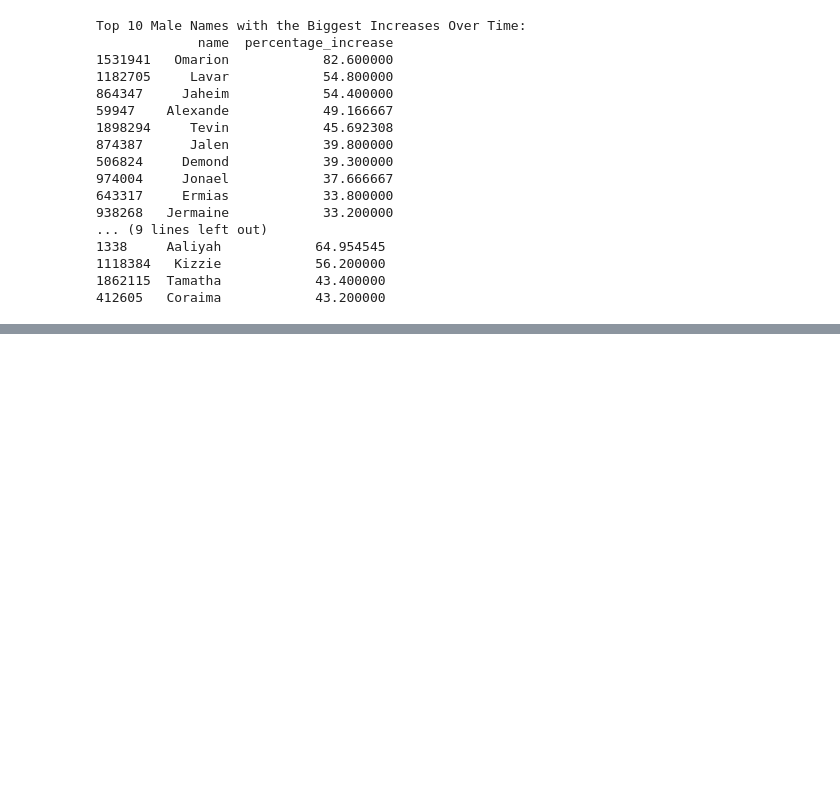
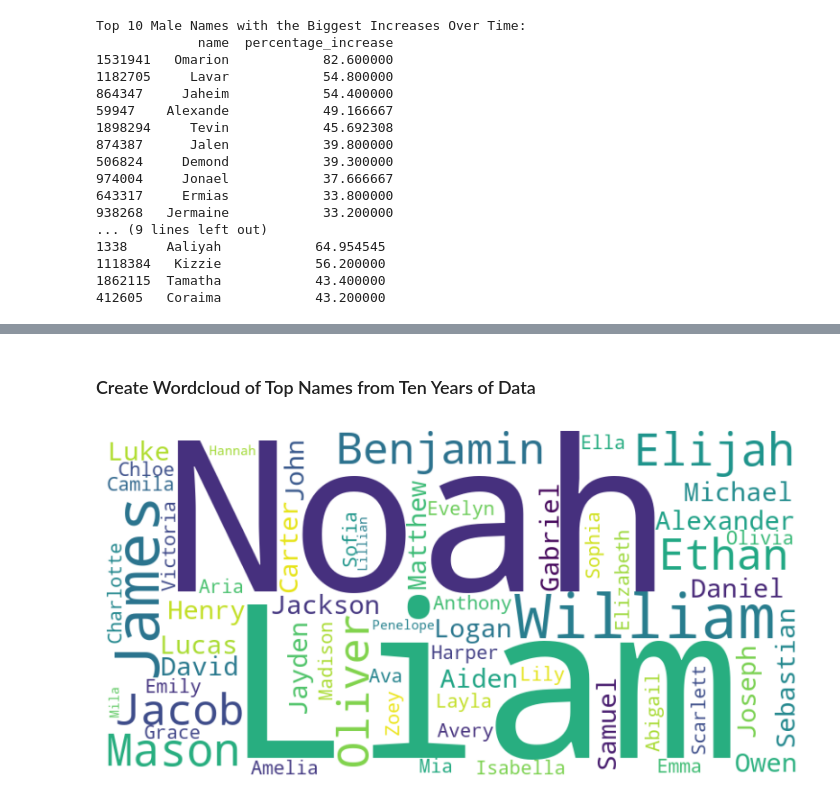
Before and after one commit to paulsch1/capstone, a Jupyter notebook: cap2a_national_name_trends.ipynb, the cells around one changed output, grey strips where cells are left out. Cells and saved outputs as stored; diff of their text form; code cells hidden in the pictures; blank space fills up the shorter version.

```diff
--- a/cap2a_national_name_trends.ipynb
+++ b/cap2a_national_name_trends.ipynb
@@ -279,0 +259,37 @@ if __name__ == '__main__':
+# %% [markdown]
+### Create Wordcloud of Top Names from Ten Years of Data
+# %%
+# Filter for male names in last decade
+male_names_last_ten_years = national_df[(national_df['year'] >= 2013) & (national_df['sex'] == 'M')]
+
+# Group by name and sum counts
+top_male_names_last_ten_years = male_names_last_ten_years.groupby('name')['count'].sum().nlargest(30)
+
+# Get list of top 10 male names
+list_of_top_male_names_last_ten_years = top_male_names_last_ten_years.index.tolist()
+
+# Filter for female names in last decade
+female_names_last_ten_years = national_df[(national_df['year'] >= 2013) & (national_df['sex'] == 'F')]
+
+# Group by name and sum counts
+top_female_names_last_ten_years = female_names_last_ten_years.groupby('name')['count'].sum().nlargest(30)
+
+# Get the list of top 10 female names
+list_of_top_female_names_last_ten_years = top_female_names_last_ten_years.index.tolist()
+
+#Combine male and female lists into one
+combined_list = list_of_top_male_names_last_ten_years + list_of_top_female_names_last_ten_years
+
+# Convert combined list of names into a string
+text = ' '.join(combined_list)
+
+# Create WordCloud
+wordcloud = WordCloud(width=800, height=400, background_color='white').generate(text)
+
+# Display WordCloud
+plt.figure(figsize=(10, 5))
+plt.imshow(wordcloud, interpolation='bilinear')
+plt.axis('off')
+plt.show()
+# %% [output]
+[figure, added]
```
Also changed, not shown: parts of 8 cells of this notebook.
